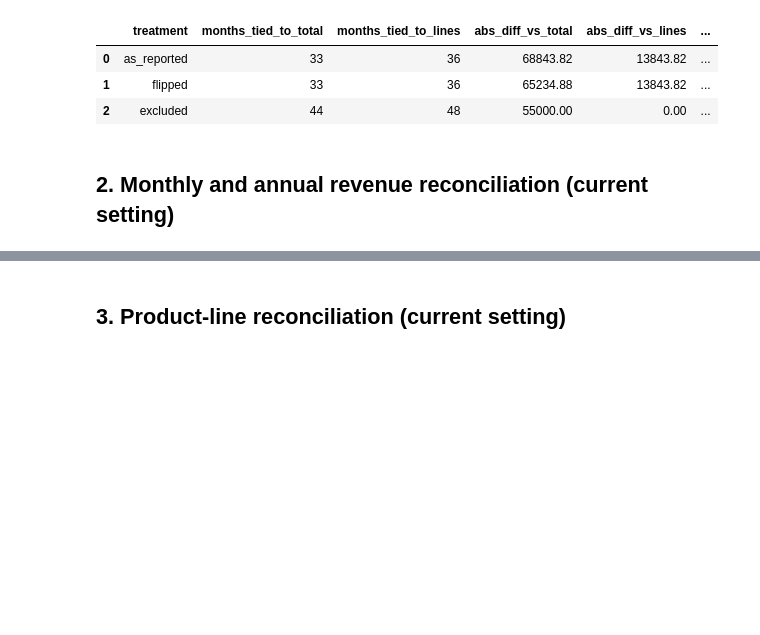
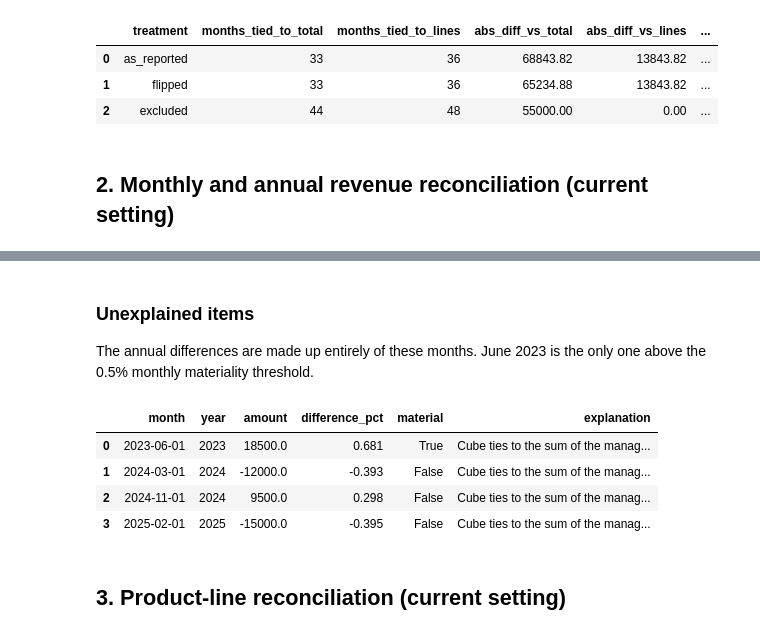
Before and after one commit to xbhxnxv/northbridge-buyside-diligence, a Jupyter notebook: notebooks/03_reconciliation.ipynb, the cells around one changed output, grey strips where cells are left out. Saved outputs shown, nothing was run; the diff lists cells and outputs as text; code cells hidden in the pictures; blank space fills up the shorter version.

```diff
--- a/notebooks/03_reconciliation.ipynb
+++ b/notebooks/03_reconciliation.ipynb
@@ -65,3 +75,19 @@ monthly[monthly.status != "tied"]
+# %% [markdown]
+### Unexplained items
+
+The annual differences are made up entirely of these months. June 2023 is the only one above the 0.5% monthly materiality threshold.
+# %%
+unexpl = q(con, "SELECT * FROM recon_unexplained_items")
+unexpl.to_csv(TABLES / "step3_unexplained_items.csv", index=False)
+check = unexpl.groupby("year").amount.sum().reindex(annual.year, fill_value=0).values - annual.difference.values
+assert (abs(check) < 0.005).all(), "annual differences do not equal the unexplained items"
+unexpl
+# %% [output]
+|  | month | year | amount | difference_pct | material | explanation |
+| 0 | 2023-06-01 | 2023 | 18500.0 | 0.681 | True | Cube ties to the sum of the manag... |
+| 1 | 2024-03-01 | 2024 | -12000.0 | -0.393 | False | Cube ties to the sum of the manag... |
+| 2 | 2024-11-01 | 2024 | 9500.0 | 0.298 | False | Cube ties to the sum of the manag... |
+| 3 | 2025-02-01 | 2025 | -15000.0 | -0.395 | False | Cube ties to the sum of the manag... |
 # %% [markdown]
 ## 3. Product-line reconciliation (current setting)
 # %%
```
Also changed, not shown: parts of 9 cells of this notebook, 21 other files.
